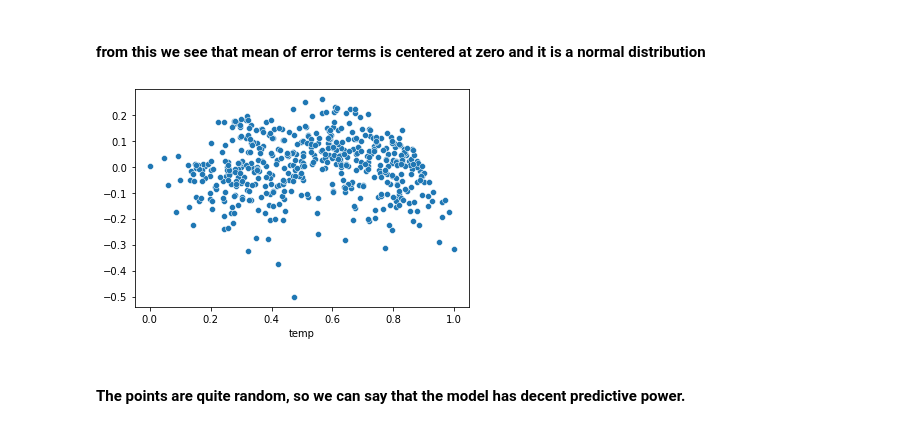
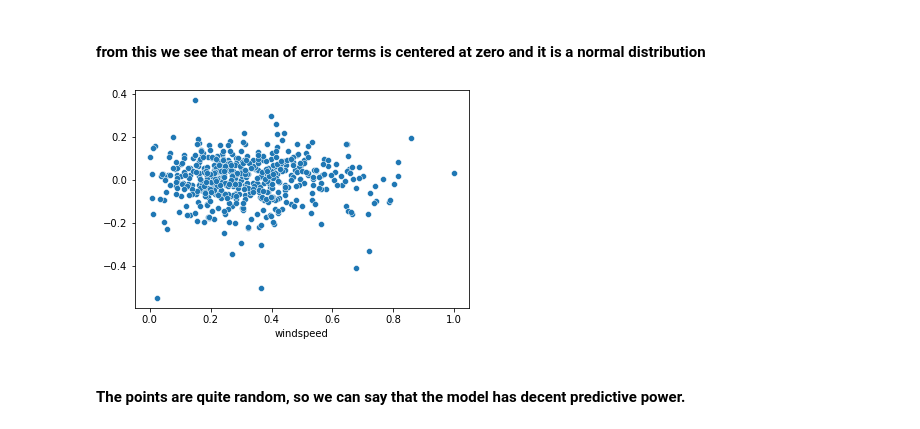
Before and after one commit to zuhu2195/BikeSharingCaseStudy, a Jupyter notebook: Mohammed_Zuhaib.ipynb, the cells around one changed output. Drawn from its saved outputs; the diff is of its cells as text; code cells hidden in the pictures.

```diff
--- a/Mohammed_Zuhaib.ipynb
+++ b/Mohammed_Zuhaib.ipynb
@@ -1059,0 +978,5 @@ vif
+# %%
+X = X_train[['windspeed','workingday','cas_to_registered','yr','misty','spring','rainy_or_snowy','summer','winter','holiday']]
+X_train_lm = sm.add_constant(X)
+lr10 = sm.OLS(y_train, X_train_lm).fit()
+lr10.summary()
@@ -1059,0 +1016,5 @@ vif
+# %%
+X = X_train[['windspeed','workingday','cas_to_registered','yr','misty','spring','rainy_or_snowy','summer','winter','hum']]
+X_train_lm = sm.add_constant(X)
+lr11 = sm.OLS(y_train, X_train_lm).fit()
+lr11.summary()
@@ -1059,0 +1052,5 @@ vif
+# %%
+X = X_train[['windspeed','workingday','cas_to_registered','yr','misty','spring','rainy_or_snowy','summer','winter']]
+X_train_lm = sm.add_constant(X)
+lr12 = sm.OLS(y_train, X_train_lm).fit()
+lr12.summary()
@@ -1061,7 +1104,7 @@ vif
 ### Step 6: Residual Analysis of train data
 ### Note: This is not final model, to improve accuracy more features have been added to the model later, this is only for comparsion.
 # %%
-y_train_pred = lr1.predict(X_train_lm)
+y_train_pred = lr12.predict(X_train_lm)
 # %%
 fig = plt.figure()
 sns.distplot((y_train - y_train_pred), bins = 20)
@@ -1073,10 +1116,10 @@ Text(0.5, 0, 'Errors')
 # %% [markdown]
 #### from this we see that mean of error terms is centered at zero and it is a normal distribution
 # %%
-sns.scatterplot(X['temp'], y_train-y_train_pred)
+sns.scatterplot(X['windspeed'], y_train-y_train_pred)
 plt.show()
 # %% [output]
-[figure, old version]
+[figure, new version]
 # %% [markdown]
 #### The points are quite random, so we can say that the model has decent predictive power.
 # %% [markdown]
```
Also changed, not shown: parts of 142 cells of this notebook.
